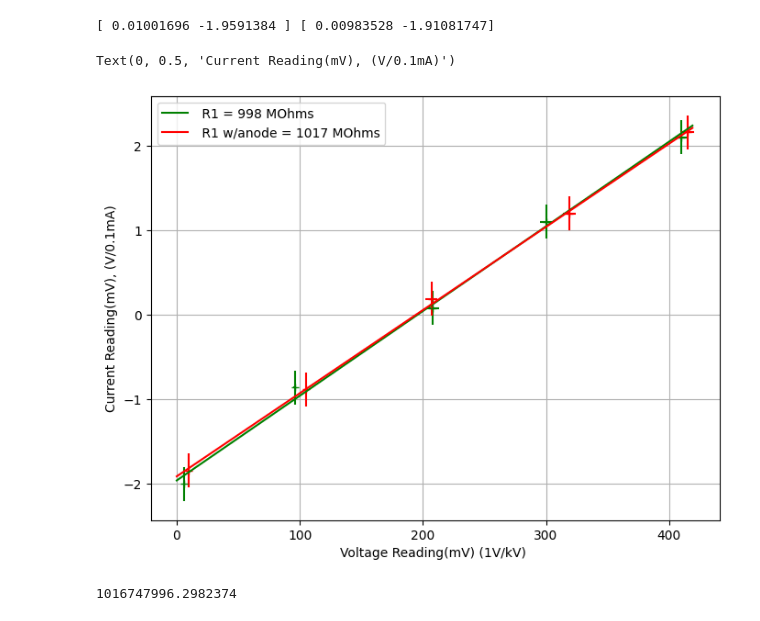
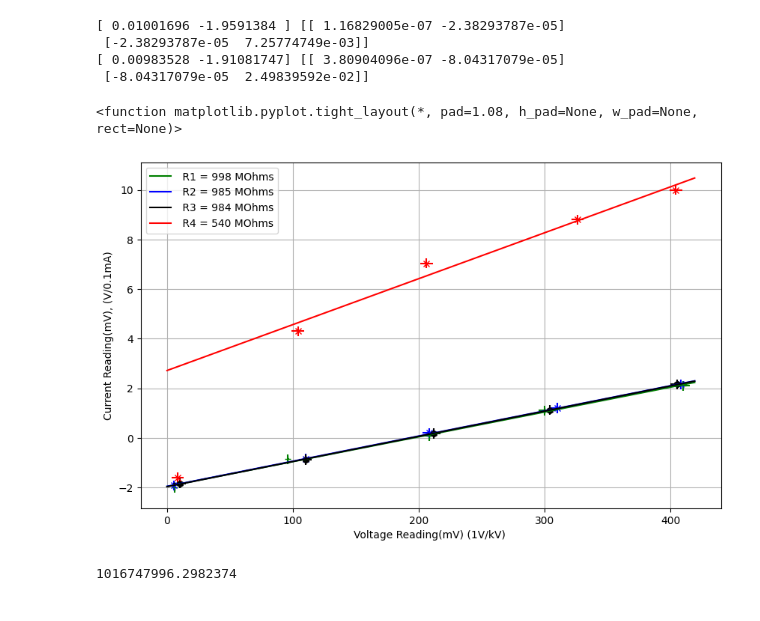
Before and after one commit to jbane11/nexo, a Jupyter notebook: Lab028/slowctr/drift_cell_check.ipynb, the cells around one changed output. Drawn from its saved outputs; the diff is of its cells as text; code cells hidden in the pictures.

```diff
--- a/Lab028/slowctr/drift_cell_check.ipynb
+++ b/Lab028/slowctr/drift_cell_check.ipynb
@@ -16,39 +16,80 @@ R1_amps_1   =[-2,-0.860,0.080,1.1,2.1]
 R1_amps_1_err=[0.2,0.2,0.2,0.2,0.2]
 
 
+R2_V=[5.6,110,208,310,408]
+R2_V_E=[0.1,2,5,5,5]
+
+R2_A=[-1.92,-0.840,0.200,1.2,2.16]
+R2_A_E=[0.2,0.2,0.2,0.2,0.2]
+
+R3_V=[10,110,212,304,405]
+R3_V_E=[5,5,5,5,5]
+
+R3_A=[-1.84,-0.880,0.180,1.12,2.16]
+R3_A_E=[0.2,0.2,0.2,0.2,0.2]
+
+R4_V=[8.4,104,206,326,404]
+R4_V_E=[5,5,5,5,5]
+
+R4_A=[-1.6,4.3,7.04,8.8,10]
+R4_A_E=[0.2,0.2,0.2,0.2,0.2]
+
+
 Through_anode_voltage_1=[9.8,  105,   207,  319,415]
 Through_anode_amps_1   =[-1.84,-0.880,0.190,1.2,2.16]
 
 
 
-R1_fit_popt, R1_fit_pcov = curve_fit(func, R1_Voltage_1, R1_amps_1, sigma=R1_amps_1_err,absolute_sigma=True)
+R1_fit_popt, R1_fit_pcov = curve_fit(func, R1_Voltage_1, R1_amps_1, sigma=R1_amps_1_err,absolute_sigma=False)
 R1T_fit_popt, R1T_fit_pcov = curve_fit(func, Through_anode_voltage_1, Through_anode_amps_1, sigma=R1_amps_1_err,absolute_sigma=True)
+
+R2_fit_popt, R2_fit_pcov = curve_fit(func, R2_V, R2_A, sigma=R2_A_E,absolute_sigma=False)
+R3_fit_popt, R3_fit_pcov = curve_fit(func, R3_V, R3_A, sigma=R3_A_E,absolute_sigma=False)
+R4_fit_popt, R4_fit_pcov = curve_fit(func, R4_V[1:], R4_A[1:], sigma=R4_A_E[1:],absolute_sigma=False)
+
 
 
 xfit=np.arange(0,420,1)
 R1fit= func(xfit,R1_fit_popt[0],R1_fit_popt[1])
 Thrfit= func(xfit,R1T_fit_popt[0],R1T_fit_popt[1])
-print(R1_fit_popt, R1T_fit_popt)
+R2fit= func(xfit,R2_fit_popt[0],R2_fit_popt[1])
+R3fit= func(xfit,R3_fit_popt[0],R3_fit_popt[1])
+R4fit= func(xfit,R4_fit_popt[0],R4_fit_popt[1])
+
+print(R1_fit_popt, R1_fit_pcov)
+print(R1T_fit_popt, R1T_fit_pcov)
 # %% [output]
-[ 0.01001696 -1.9591384 ] [ 0.00983528 -1.91081747]
+[ 0.01001696 -1.9591384 ] [[ 1.16829005e-07 -2.38293787e-05]
+ [-2.38293787e-05  7.25774749e-03]]
+[ 0.00983528 -1.91081747] [[ 3.80904096e-07 -8.04317079e-05]
+ [-8.04317079e-05  2.49839592e-02]]
 # %%
-fig, plots = plt.subplots(1, 1, figsize=(8,6))
+fig, plots = plt.subplots(1, 1, figsize=(10,6))
 
 plt.errorbar(x=R1_Voltage_1,xerr=R1_Voltage_1_err,y=R1_amps_1,yerr=R1_amps_1_err,fmt="+ ",color="green" )
-plt.errorbar(x=Through_anode_voltage_1,xerr=R1_Voltage_1_err,y=Through_anode_amps_1,yerr=R1_amps_1_err,fmt="+ ",color="red")
+plt.errorbar(x=R2_V,xerr=R2_V_E,y=R2_A,yerr=R2_A_E,fmt="x ",color="blue" )
+plt.errorbar(x=R3_V,xerr=R3_V_E,y=R3_A,yerr=R3_A_E,fmt="h ",color="k" )
+plt.errorbar(x=R4_V,xerr=R4_V_E,y=R4_A,yerr=R4_A_E,fmt="x ",color="red" )
+#plt.errorbar(x=Through_anode_voltage_1,xerr=R1_Voltage_1_err,y=Through_anode_amps_1,yerr=R1_amps_1_err,fmt="+ ",color="red")
 
 
 plt.errorbar(xfit,R1fit,color="green" , label= " R1 = %.0f MOhms"%(  1/(R1_fit_popt[0] * (1/1000) *0.0001 )/1000000) )
-plt.errorbar(xfit,Thrfit,color="red" ,label =" R1 w/anode = %.0f MOhms"%(1/(R1T_fit_popt[0] * (1/1000) *0.0001 )/1000000) )
+plt.errorbar(xfit,R2fit,color="blue" , label= " R2 = %.0f MOhms"%(  1/(R2_fit_popt[0] * (1/1000) *0.0001 )/1000000) )
+plt.errorbar(xfit,R3fit,color="k" , label= " R3 = %.0f MOhms"%(  1/(R3_fit_popt[0] * (1/1000) *0.0001 )/1000000) )
+plt.errorbar(xfit,R4fit,color="red" , label= " R4 = %.0f MOhms"%(  1/(R4_fit_popt[0] * (1/1000) *0.0001 )/1000000) )
+#plt.errorbar(xfit,Thrfit,color="red" ,label =" R1 w/cathode = %.0f MOhms"%(1/(R1T_fit_popt[0] * (1/1000) *0.0001 )/1000000) )
 
 plt.grid()
 plt.legend()
 
 plt.xlabel("Voltage Reading(mV) (1V/kV) ")
 plt.ylabel("Current Reading(mV), (V/0.1mA)")
+
+
+plt.tight_layout
 # %% [output]
-Text(0, 0.5, 'Current Reading(mV), (V/0.1mA)')
+<function matplotlib.pyplot.tight_layout(*, pad=1.08, h_pad=None, w_pad=None, rect=None)>
-[figure, old version]
+[figure, new version]
 # %%
 1/(R1T_fit_popt[0] * (1/1000) *0.0001 )
 # %% [output]
```
Also changed, not shown: parts of 9 cells of this notebook, 36 other files.
